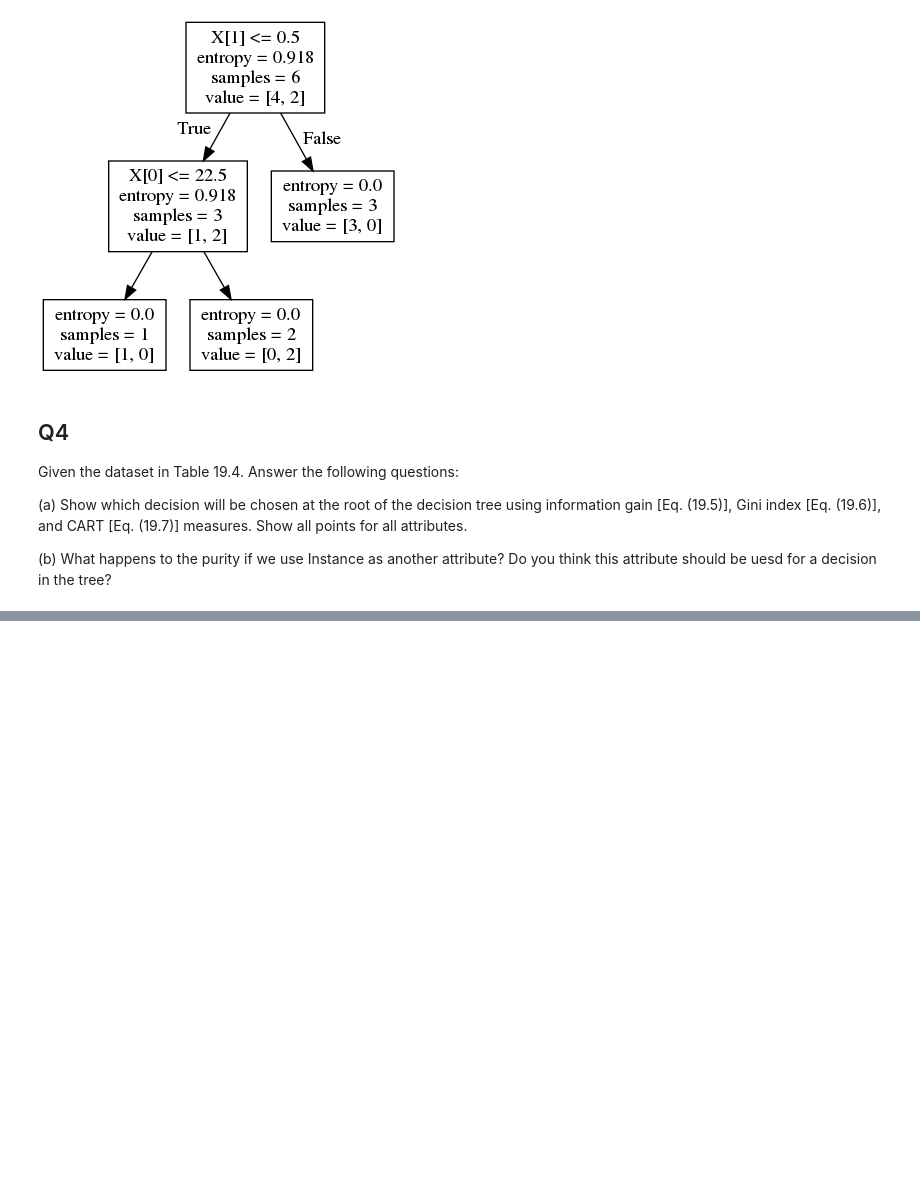
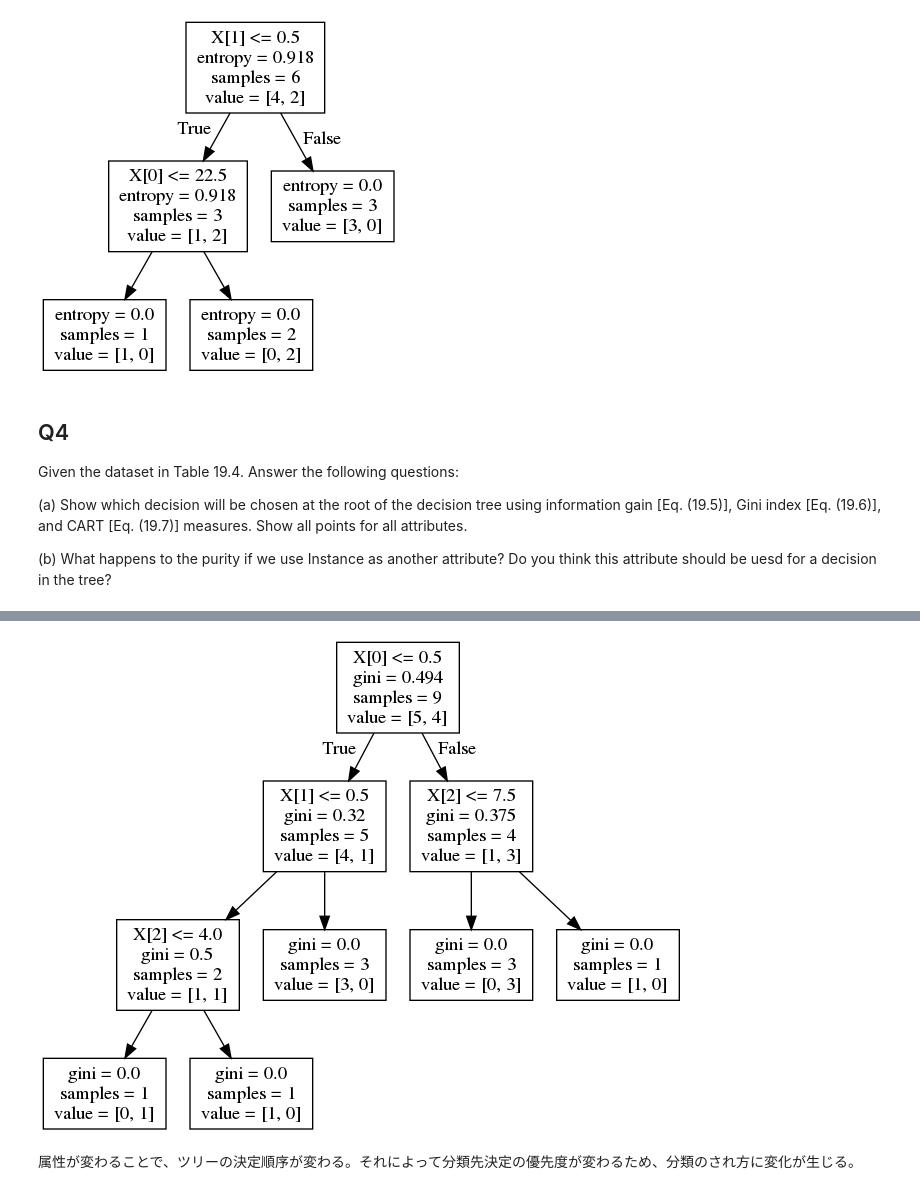
Before and after one commit to TatsukiSerizawa/lecture, a Jupyter notebook: intelliDevelop/homework5.ipynb, the cells around one changed output, grey strips where cells are left out. Saved outputs shown, nothing was run; the diff lists cells and outputs as text; code cells hidden in the pictures; blank space fills up the shorter version.

```diff
--- a/intelliDevelop/homework5.ipynb
+++ b/intelliDevelop/homework5.ipynb
@@ -73,0 +124,12 @@ Given the dataset in Table 19.4. Answer the following questions:
+# %%
+clf4 = tree.DecisionTreeClassifier(criterion='gini')
+clf4 = clf4.fit(x4, y4)
+# %%
+dot_data = StringIO()
+tree.export_graphviz(clf4, out_file=dot_data)
+graph = pydotplus.graph_from_dot_data(dot_data.getvalue())
+Image(graph.create_png())
+# %% [output]
+[figure, added]
+# %% [markdown]
+属性が変わることで、ツリーの決定順序が変わる。それによって分類先決定の優先度が変わるため、分類のされ方に変化が生じる。
```
Also changed, not shown: parts of 7 cells of this notebook.
